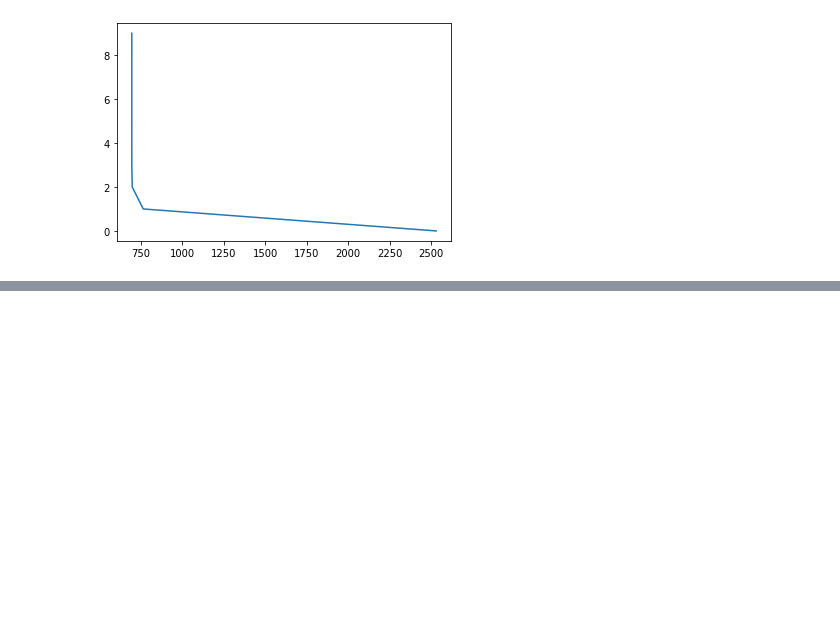
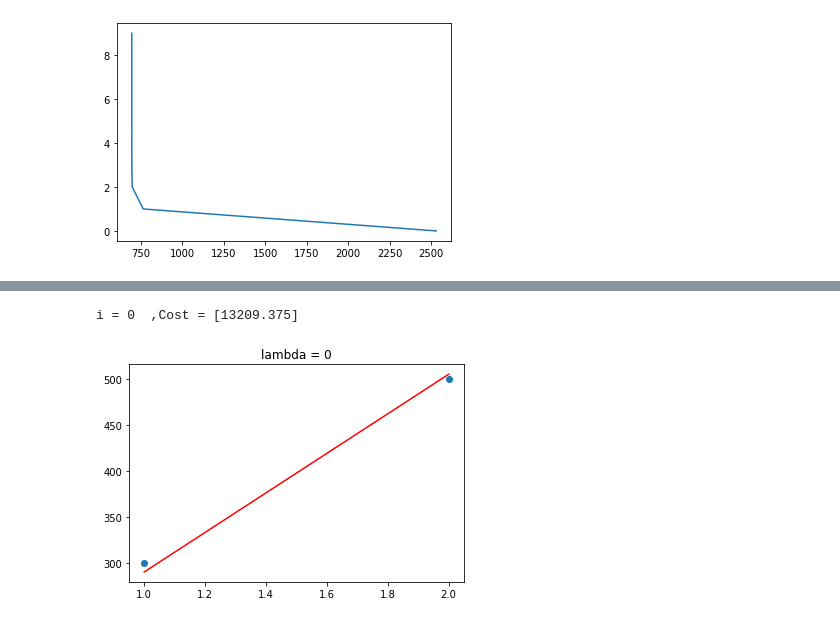
Before and after one commit to youneseltrach/ML_algo, a Jupyter notebook: Linear_Regression.ipynb, the cells around one changed output, grey strips where cells are left out. Saved outputs shown, nothing was run; the diff lists cells and outputs as text; code cells hidden in the pictures; blank space fills up the shorter version.

```diff
--- a/Linear_Regression.ipynb
+++ b/Linear_Regression.ipynb
@@ -433,0 +444,5 @@ ax.plot (x_train, fun, c= 'red' )
+# %%
+case_lambda (x_train, y_train, 5, cost_function_2, compute_gradient_2)
+# %% [output]
+i = 0  ,Cost = [13209.375]
+[figure, added]
```
Also changed, not shown: parts of 20 cells of this notebook.
